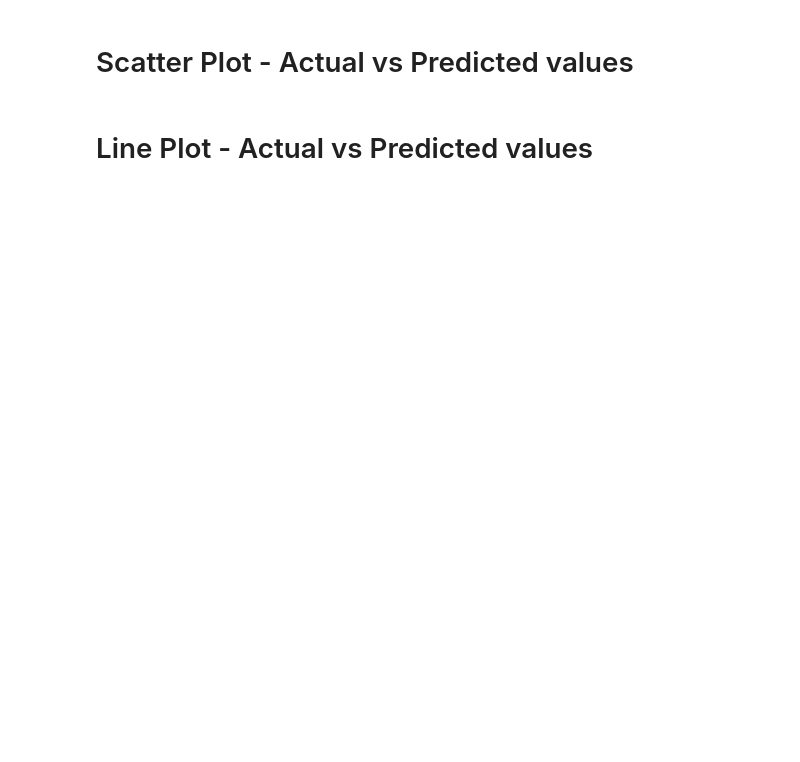
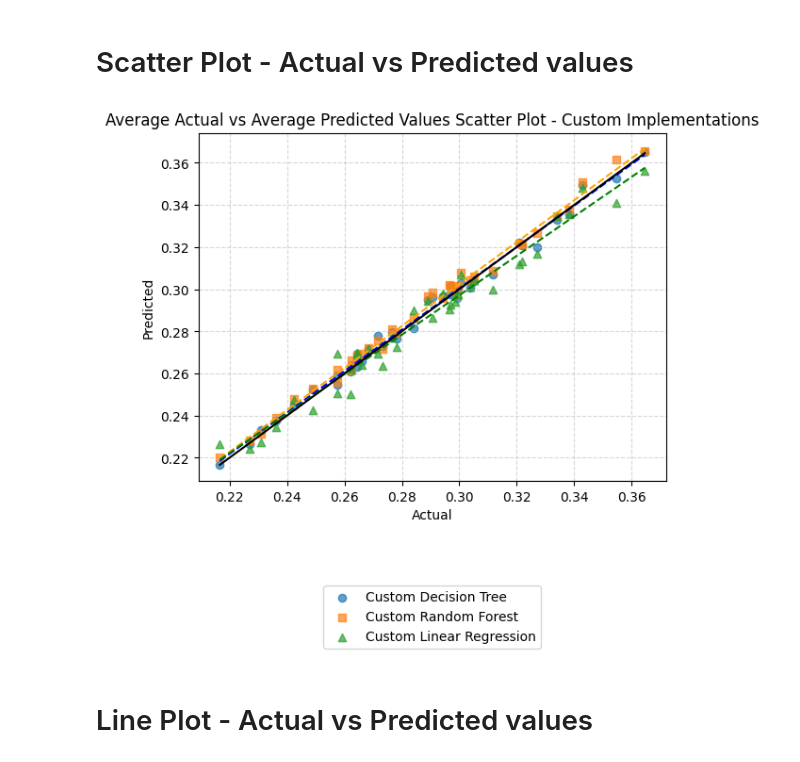
Before and after one commit to NathanPortelli/ICS5110-Applied-ML, a Jupyter notebook: main.ipynb, the cells around one changed output. Saved outputs shown, nothing was run; the diff lists cells and outputs as text; code cells hidden in the pictures; blank space fills up the shorter version.

```diff
--- a/main.ipynb
+++ b/main.ipynb
@@ -33,7 +33,7 @@ y = df["Population"]
 # %% [markdown]
 # Custom Implementations - Decision Tree, Random Forest, Linear Regression
 # %%
-NUMBER_OF_RUNS = 100
+NUMBER_OF_RUNS = 50
 # %%
 # Hyperparameters for Decision Tree, Random Forest, and Linear Regression
 DT_Parameters = {
@@ -222,24 +240,26 @@ LR_Average_Prediction_Numeric = np.asarray(LR_Average_Predictions, dtype=np.floa
 # %%
 # Custom Decision Tree vs Custom Random Forest vs Custom Linear Regression
 plt.scatter(Average_Actual_Values_Numeric, DT_Average_Prediction_Numeric, alpha=0.7, marker='o', label='Custom Decision Tree')
 plt.scatter(Average_Actual_Values_Numeric, RF_Average_Prediction_Numeric, alpha=0.7, marker='s', label='Custom Random Forest')
 plt.scatter(Average_Actual_Values_Numeric, LR_Average_Prediction_Numeric, alpha=0.7, marker='^', label='Custom Linear Regression')
 
 # Regression lines
 plt.plot(np.unique(Average_Actual_Values_Numeric), np.poly1d(np.polyfit(Average_Actual_Values_Numeric, DT_Average_Prediction_Numeric, 1))(np.unique(Average_Actual_Values_Numeric)), color='blue', linestyle='--')
 plt.plot(np.unique(Average_Actual_Values_Numeric), np.poly1d(np.polyfit(Average_Actual_Values_Numeric, RF_Average_Prediction_Numeric, 1))(np.unique(Average_Actual_Values_Numeric)), color='orange', linestyle='--')
 plt.plot(np.unique(Average_Actual_Values_Numeric), np.poly1d(np.polyfit(Average_Actual_Values_Numeric, LR_Average_Prediction_Numeric, 1))(np.unique(Average_Actual_Values_Numeric)), color='green', linestyle='--')
 
 # Reference line
 plt.plot([min(Average_Actual_Values_Numeric), max(Average_Actual_Values_Numeric)], [min(Average_Actual_Values_Numeric), max(Average_Actual_Values_Numeric)], linestyle='-', color='black')
 
 plt.xlabel('Actual')
 plt.ylabel('Predicted')
-plt.title('Actual vs Average Predicted Values Scatter Plot - Custom Implementations')
+plt.title('Average Actual vs Average Predicted Values Scatter Plot - Custom Implementations')
 
 plt.legend(['Custom Decision Tree', 'Custom Random Forest', 'Custom Linear Regression'], loc='lower center', bbox_to_anchor=(0.5,-0.5))
 plt.grid(True, linestyle='--', alpha=0.5)
 plt.show()
+# %% [output]
+[figure, added]
 # %% [markdown]
 # Line Plot - Actual vs Predicted values
 # %%
```
Also changed, not shown: parts of 5 cells of this notebook, 1 other file.
